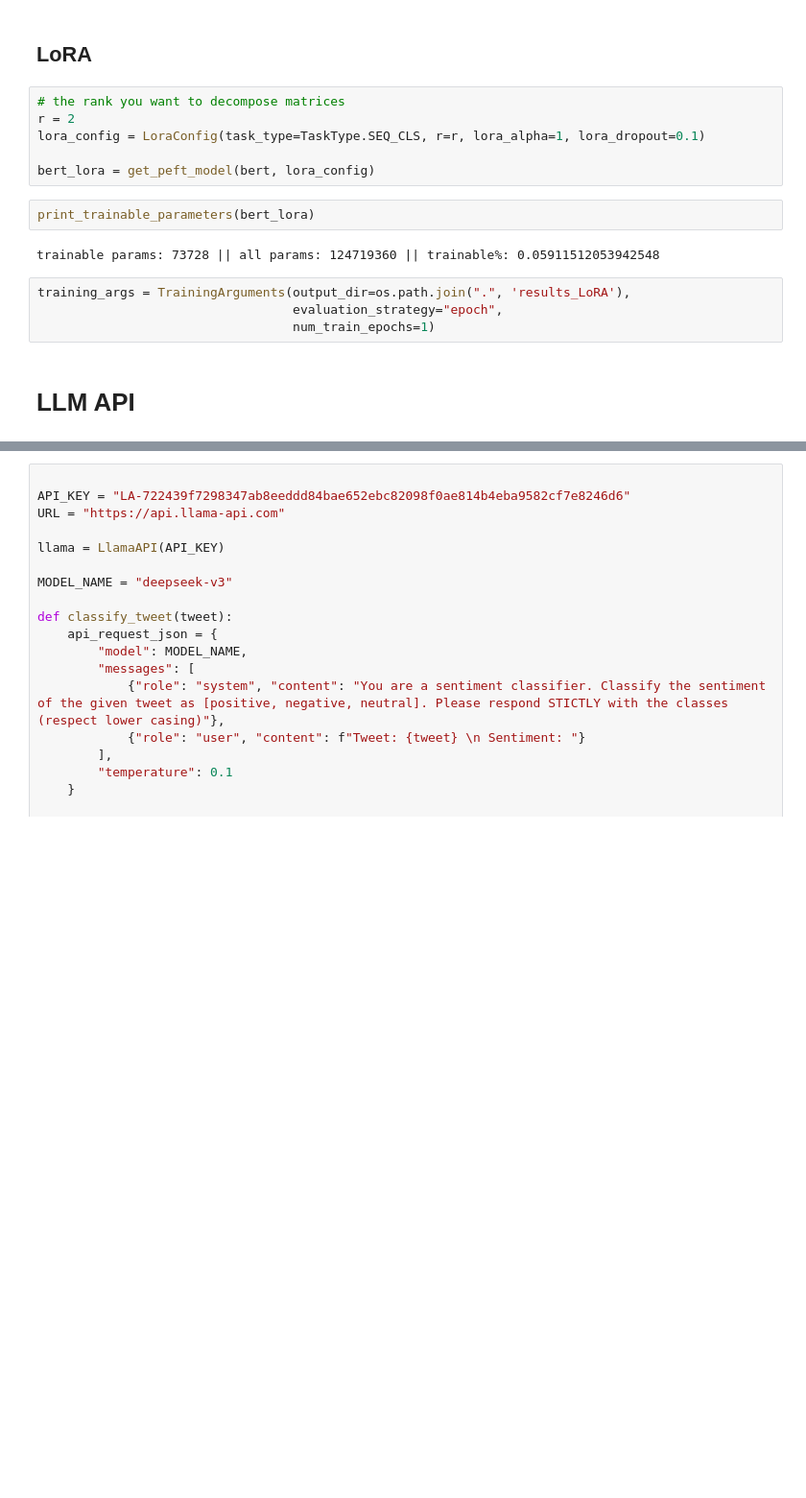
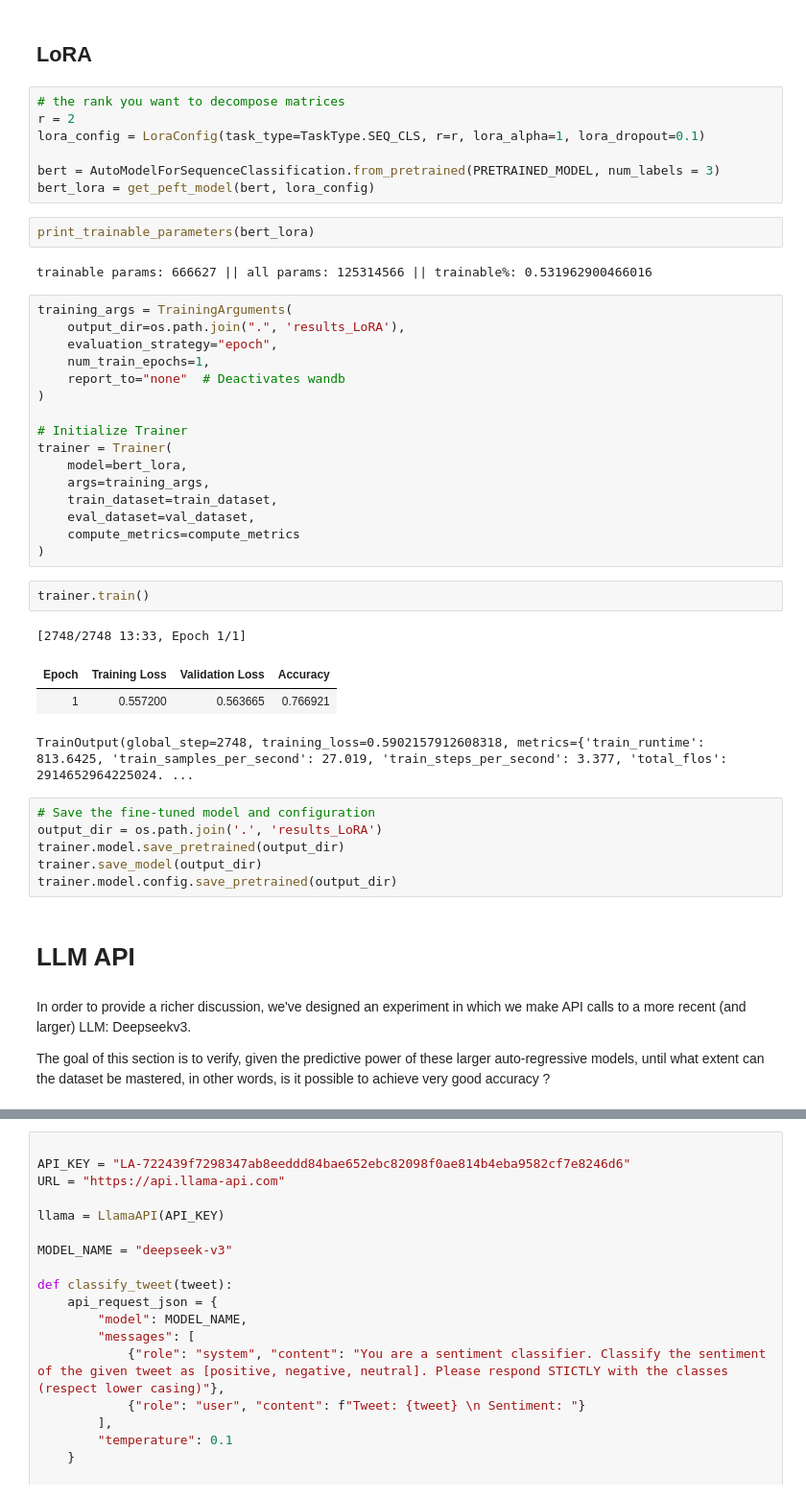
Before and after one commit to DiegoFleury/MI201-groupe-4, a Jupyter notebook: notebooks/classification.ipynb, the cells around one changed output, grey strips where cells are left out. Shown: that part at 96% size. Saved outputs shown, nothing was run; the diff lists cells and outputs as text; blank space fills up the shorter version.

Commit message:
LoRA results added

```diff
--- a/notebooks/classification.ipynb
+++ b/notebooks/classification.ipynb
@@ -804,14 +804,44 @@ trainer.model.config.save_pretrained(output_dir)
 r = 2
 lora_config = LoraConfig(task_type=TaskType.SEQ_CLS, r=r, lora_alpha=1, lora_dropout=0.1)
 
+bert = AutoModelForSequenceClassification.from_pretrained(PRETRAINED_MODEL, num_labels = 3)
 bert_lora = get_peft_model(bert, lora_config)
 # %%
 print_trainable_parameters(bert_lora)
 # %% [output]
-trainable params: 73728 || all params: 124719360 || trainable%: 0.05911512053942548
+trainable params: 666627 || all params: 125314566 || trainable%: 0.531962900466016
 # %%
-training_args = TrainingArguments(output_dir=os.path.join(".", 'results_LoRA'),
-                                  evaluation_strategy="epoch",
-                                  num_train_epochs=1)
+training_args = TrainingArguments(
+    output_dir=os.path.join(".", 'results_LoRA'),
+    evaluation_strategy="epoch",
+    num_train_epochs=1,
+    report_to="none"  # Deactivates wandb
+)
+
+# Initialize Trainer
+trainer = Trainer(
+    model=bert_lora,
+    args=training_args,
+    train_dataset=train_dataset,
+    eval_dataset=val_dataset,
+    compute_metrics=compute_metrics
+)
+# %%
+trainer.train()
+# %% [output]
+[2748/2748 13:33, Epoch 1/1]
+| Epoch | Training Loss | Validation Loss | Accuracy |
+| 1 | 0.557200 | 0.563665 | 0.766921 |
+TrainOutput(global_step=2748, training_loss=0.5902157912608318, metrics={'train_runtime': 813.6425, 'train_samples_per_second': 27.019, 'train_steps_per_second': 3.377, 'total_flos': 2914652964225024. ...
+# %%
+# Save the fine-tuned model and configuration
+output_dir = os.path.join('.', 'results_LoRA')
+trainer.model.save_pretrained(output_dir)
+trainer.save_model(output_dir)
+trainer.model.config.save_pretrained(output_dir)
 # %% [markdown]
 # LLM API
+# %% [markdown]
+In order to provide a richer discussion, we've designed an experiment in which we make API calls to a more recent (and larger) LLM: Deepseekv3.
+
+The goal of this section is to verify, given the predictive power of these larger auto-regressive models, until what extent can the dataset be mastered, in other words, is it possible to achieve very good accuracy ?
```
Also changed, not shown: parts of 1 cell of this notebook.
